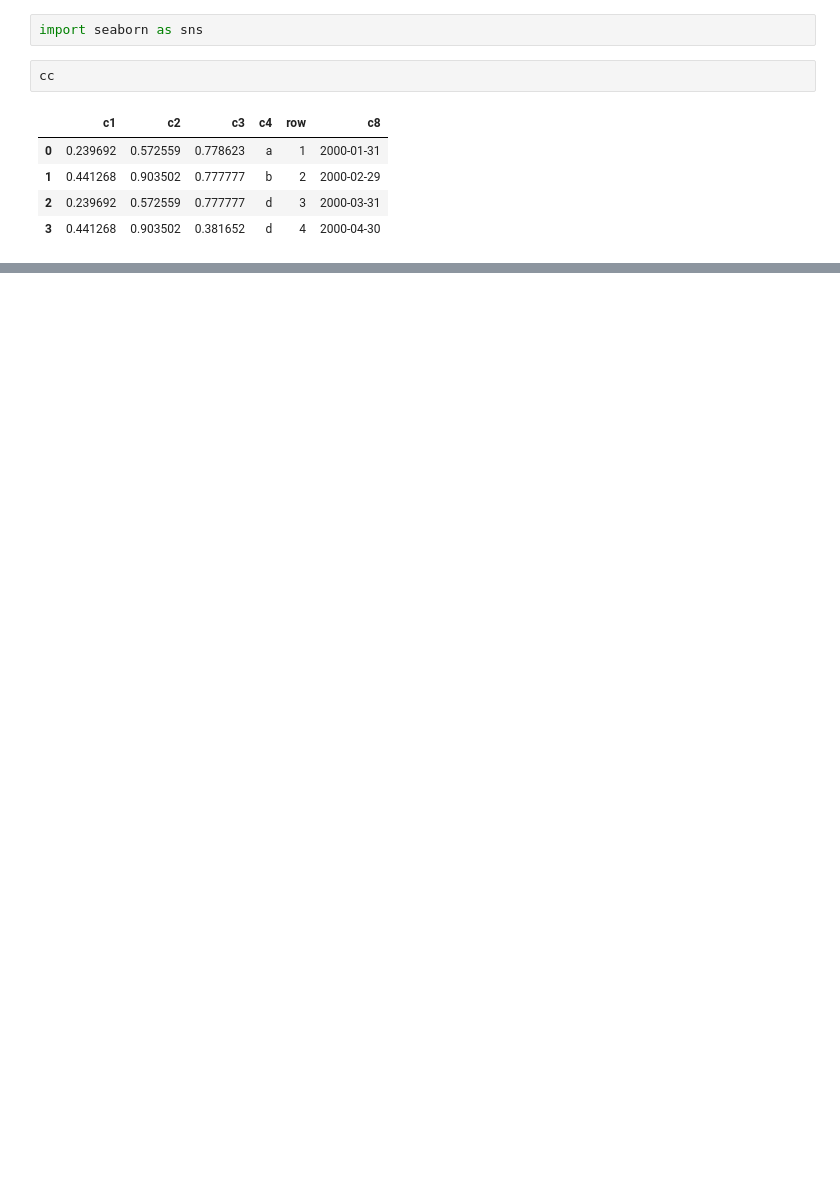
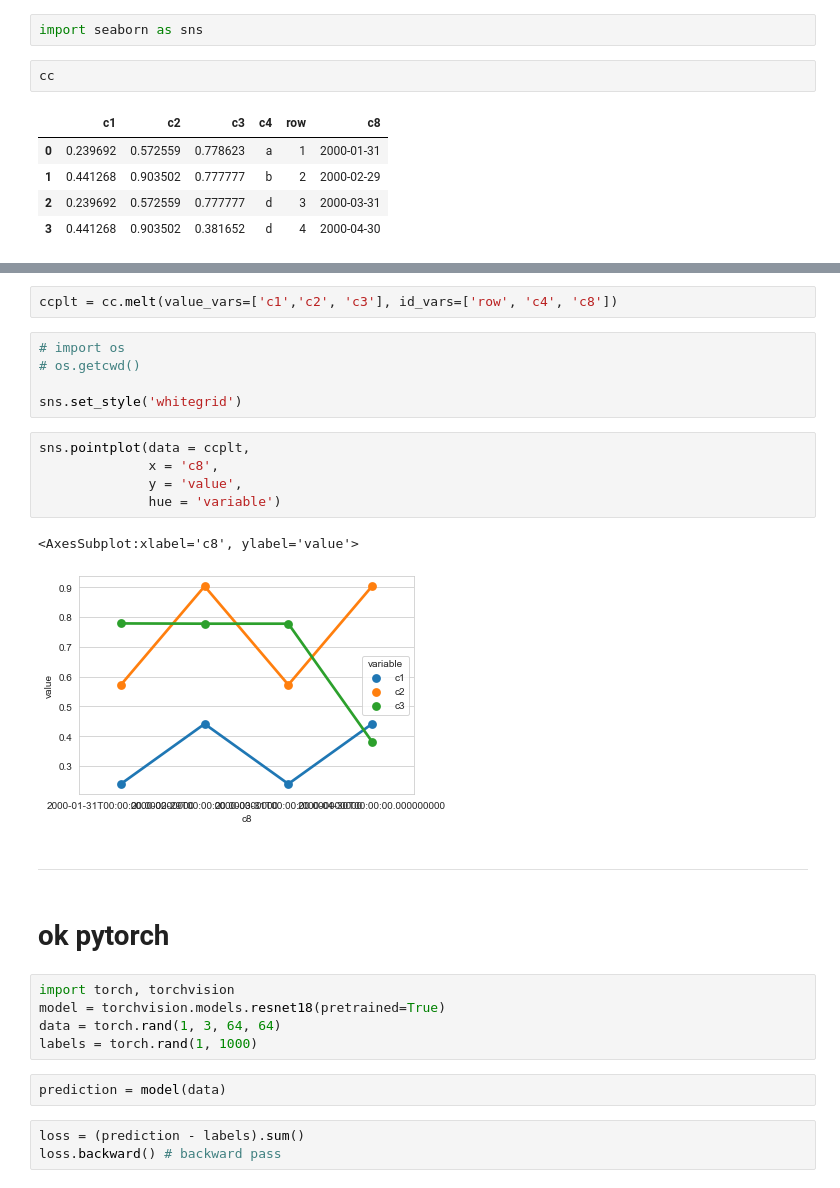
Before and after one commit to fyenne/pythonAAE, a Jupyter notebook: py_handbook/pytorch.ipynb, the cells around one changed output, grey strips where cells are left out. Cells and saved outputs as stored; diff of their text form; blank space fills up the shorter version.

Commit message:
torch commit

```diff
--- a/py_handbook/pytorch.ipynb
+++ b/py_handbook/pytorch.ipynb
@@ -475,0 +469,29 @@ cc
+# %%
+ccplt = cc.melt(value_vars=['c1','c2', 'c3'], id_vars=['row', 'c4', 'c8'])
+# %%
+# import os
+# os.getcwd()
+
+sns.set_style('whitegrid')
+# %%
+sns.pointplot(data = ccplt,
+              x = 'c8',
+              y = 'value',
+              hue = 'variable')
+# %% [output]
+<AxesSubplot:xlabel='c8', ylabel='value'>
+[figure, added]
+# %% [markdown]
+---
+# %% [markdown]
+# ok pytorch
+# %%
+import torch, torchvision
+model = torchvision.models.resnet18(pretrained=True)
+data = torch.rand(1, 3, 64, 64)
+labels = torch.rand(1, 1000)
+# %%
+prediction = model(data)
+# %%
+loss = (prediction - labels).sum()
+loss.backward() # backward pass
```
Also changed, not shown: parts of 7 cells of this notebook, 2 other files.
